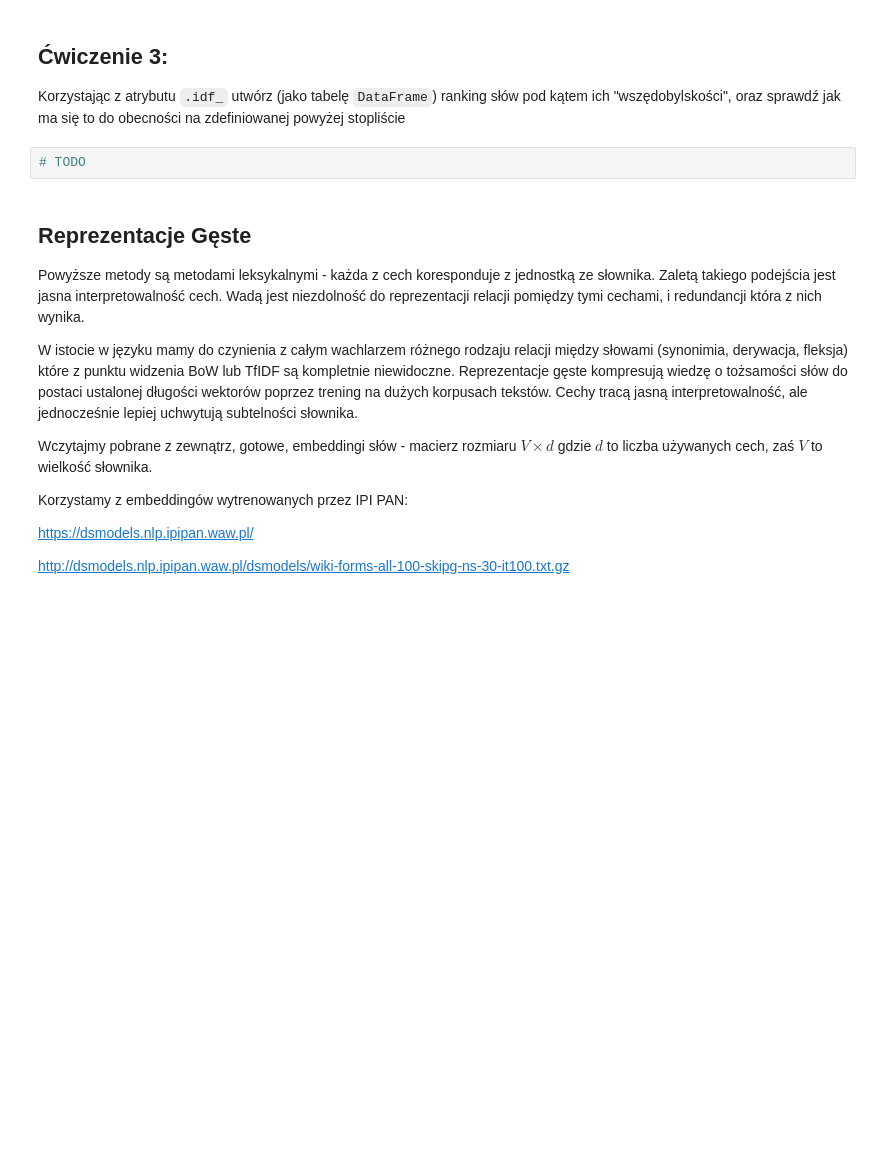
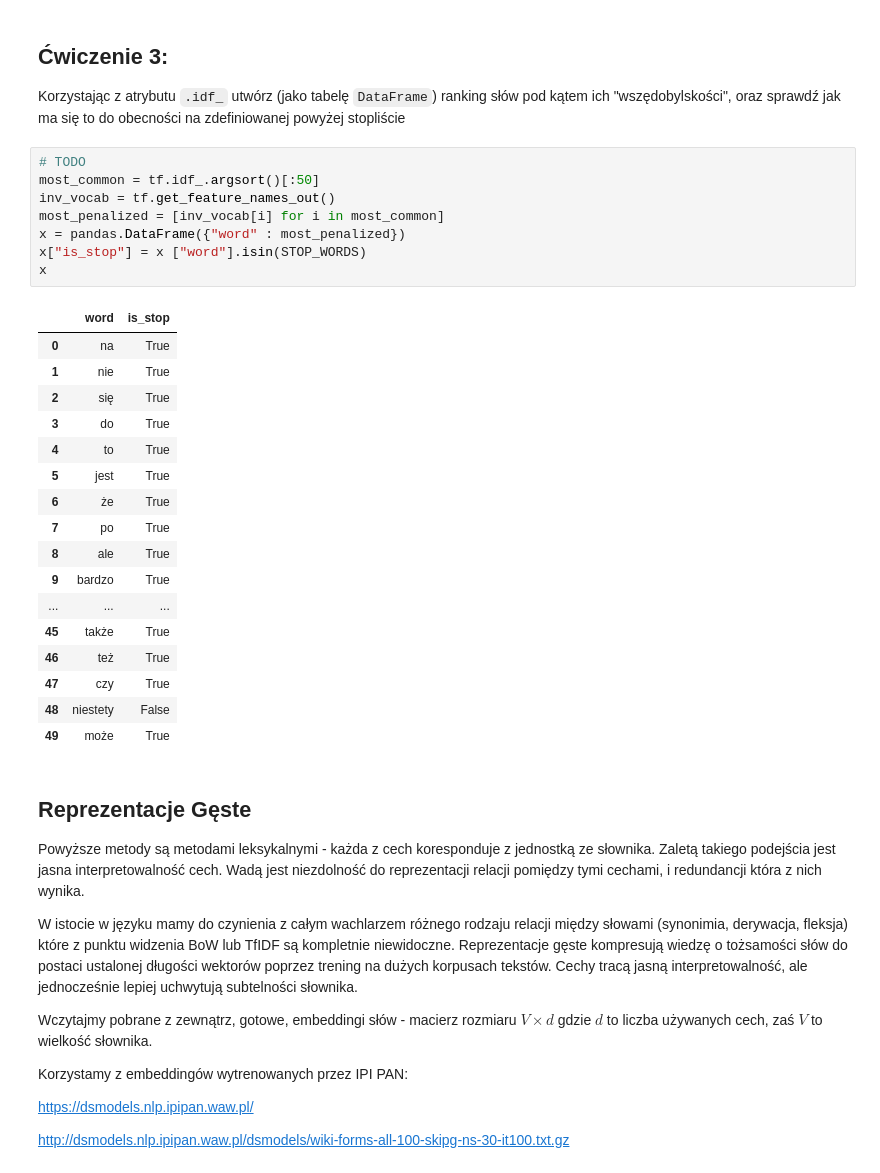
Before and after one commit to juliaa1004/kogni_2026, a Jupyter notebook: laboratories/lab_4/vectorization.ipynb, the cells around one changed output. Saved outputs shown, nothing was run; the diff lists cells and outputs as text; blank space fills up the shorter version.

```diff
--- a/laboratories/lab_4/vectorization.ipynb
+++ b/laboratories/lab_4/vectorization.ipynb
@@ -275,6 +369,30 @@ Należy zwrócić uwagę na to, że $DF$ jest liczony na podstawie globalnych w
 Korzystając z atrybutu `.idf_` utwórz (jako tabelę `DataFrame`) ranking słów pod kątem ich "wszędobylskości", oraz sprawdź jak ma się to do obecności na zdefiniowanej powyżej stopliście
 # %%
 # TODO
+most_common = tf.idf_.argsort()[:50]
+inv_vocab = tf.get_feature_names_out()
+most_penalized = [inv_vocab[i] for i in most_common]
+x = pandas.DataFrame({"word" : most_penalized})
+x["is_stop"] = x ["word"].isin(STOP_WORDS)
+x
+# %% [output]
+|  | word | is_stop |
+| 0 | na | True |
+| 1 | nie | True |
+| 2 | się | True |
+| 3 | do | True |
+| 4 | to | True |
+| 5 | jest | True |
+| 6 | że | True |
+| 7 | po | True |
+| 8 | ale | True |
+| 9 | bardzo | True |
+| ... | ... | ... |
+| 45 | także | True |
+| 46 | też | True |
+| 47 | czy | True |
+| 48 | niestety | False |
+| 49 | może | True |
 # %% [markdown]
 ## Reprezentacje Gęste
 
```
Also changed, not shown: parts of 16 cells of this notebook, 4 other files.
